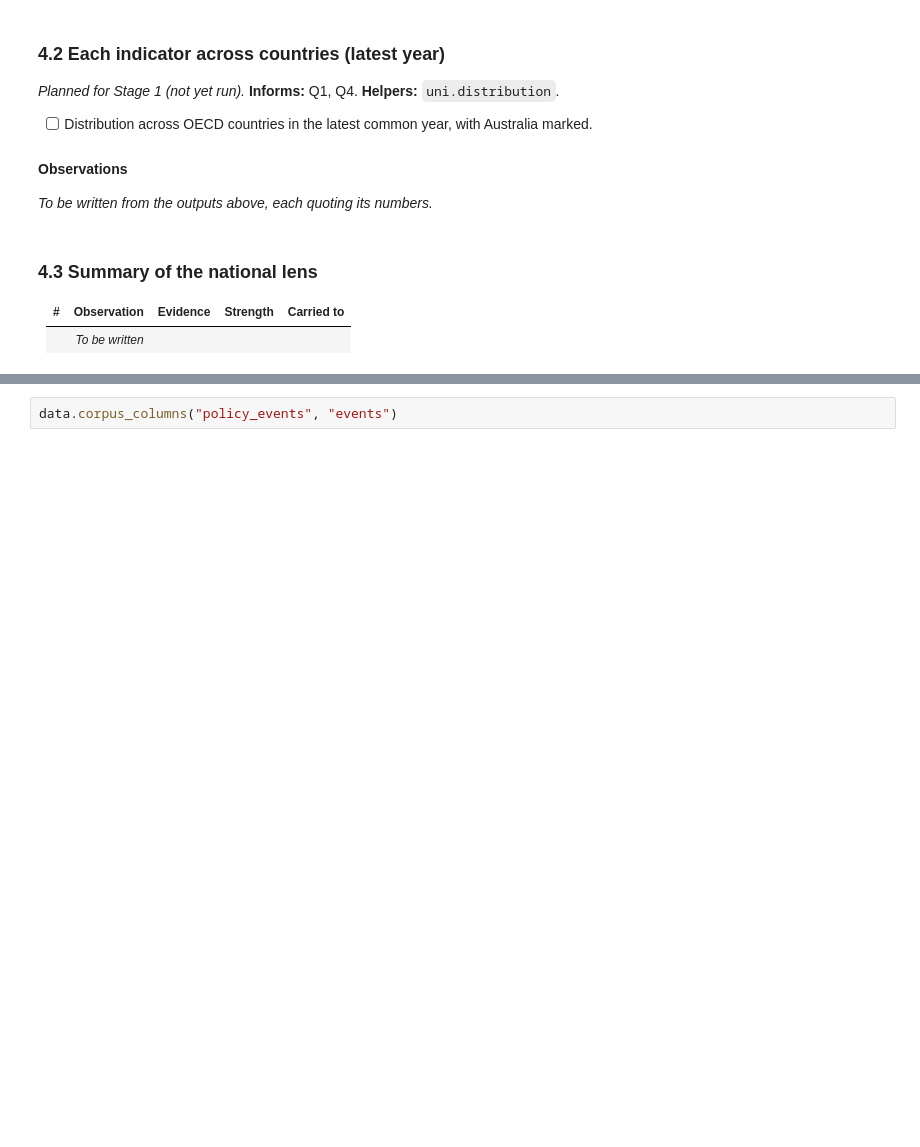
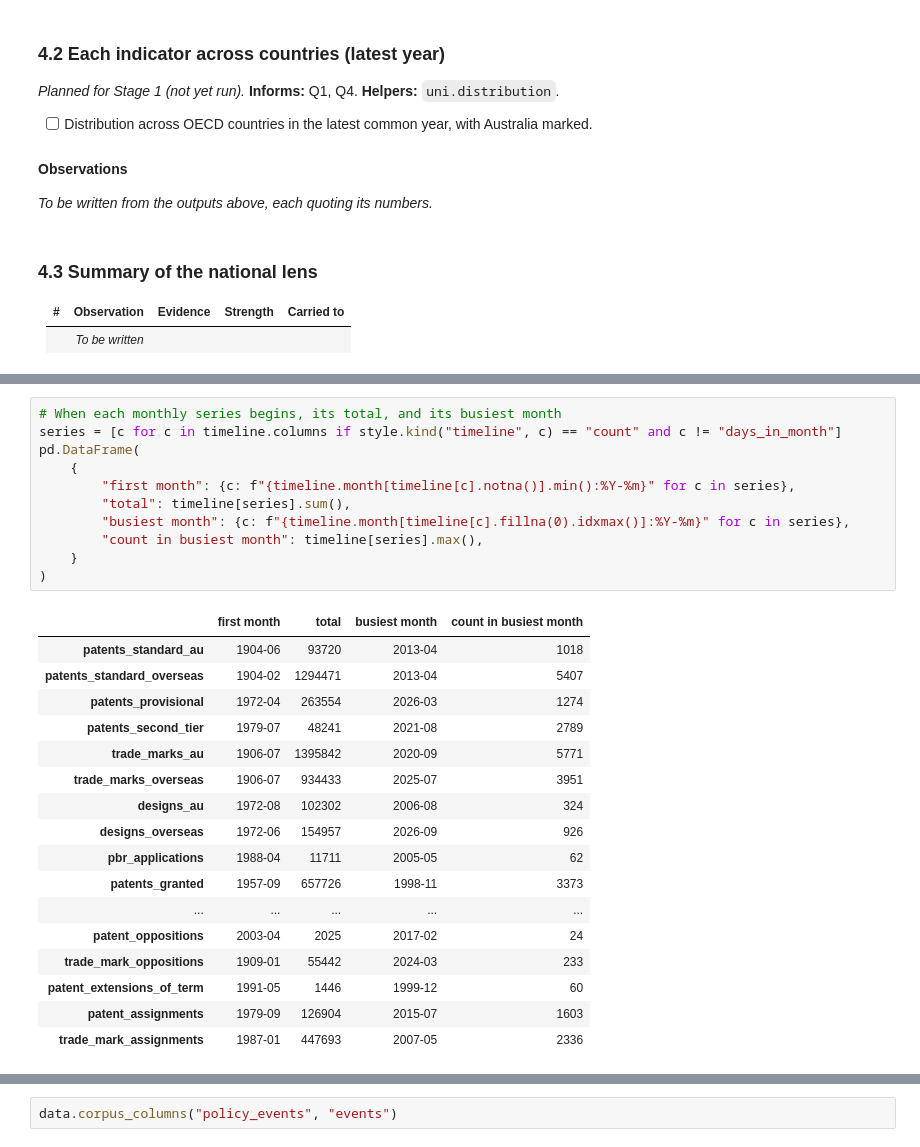
Before and after one commit to Thomas-Amann-IPAustralia/Aus-GII-Breakdown, a Jupyter notebook: analysis/notebooks/01_univariate.ipynb, the cells around one changed output, grey strips where cells are left out. Saved outputs shown, nothing was run; the diff lists cells and outputs as text; blank space fills up the shorter version.

```diff
--- a/analysis/notebooks/01_univariate.ipynb
+++ b/analysis/notebooks/01_univariate.ipynb
@@ -449,0 +485,29 @@ _To be written from the outputs above, each quoting its numbers._
+# %%
+# When each monthly series begins, its total, and its busiest month
+series = [c for c in timeline.columns if style.kind("timeline", c) == "count" and c != "days_in_month"]
+pd.DataFrame(
+    {
+        "first month": {c: f"{timeline.month[timeline[c].notna()].min():%Y-%m}" for c in series},
+        "total": timeline[series].sum(),
+        "busiest month": {c: f"{timeline.month[timeline[c].fillna(0).idxmax()]:%Y-%m}" for c in series},
+        "count in busiest month": timeline[series].max(),
+    }
+)
+# %% [output]
+|  | first month | total | busiest month | count in busiest month |
+| patents_standard_au | 1904-06 | 93720 | 2013-04 | 1018 |
+| patents_standard_overseas | 1904-02 | 1294471 | 2013-04 | 5407 |
+| patents_provisional | 1972-04 | 263554 | 2026-03 | 1274 |
+| patents_second_tier | 1979-07 | 48241 | 2021-08 | 2789 |
+| trade_marks_au | 1906-07 | 1395842 | 2020-09 | 5771 |
+| trade_marks_overseas | 1906-07 | 934433 | 2025-07 | 3951 |
+| designs_au | 1972-08 | 102302 | 2006-08 | 324 |
+| designs_overseas | 1972-06 | 154957 | 2026-09 | 926 |
+| pbr_applications | 1988-04 | 11711 | 2005-05 | 62 |
+| patents_granted | 1957-09 | 657726 | 1998-11 | 3373 |
+| ... | ... | ... | ... | ... |
+| patent_oppositions | 2003-04 | 2025 | 2017-02 | 24 |
+| trade_mark_oppositions | 1909-01 | 55442 | 2024-03 | 233 |
+| patent_extensions_of_term | 1991-05 | 1446 | 1999-12 | 60 |
+| patent_assignments | 1979-09 | 126904 | 2015-07 | 1603 |
+| trade_mark_assignments | 1987-01 | 447693 | 2007-05 | 2336 |
```
Also changed, not shown: parts of 15 cells of this notebook, 2 other files.
